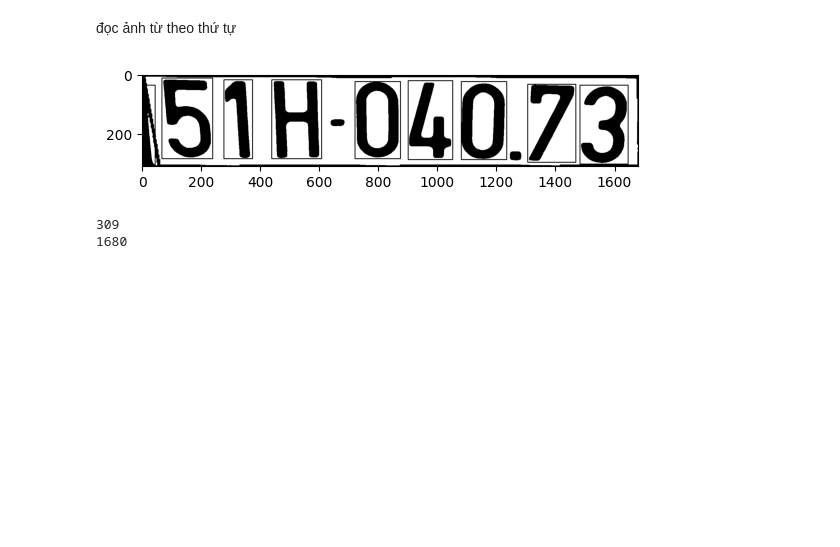
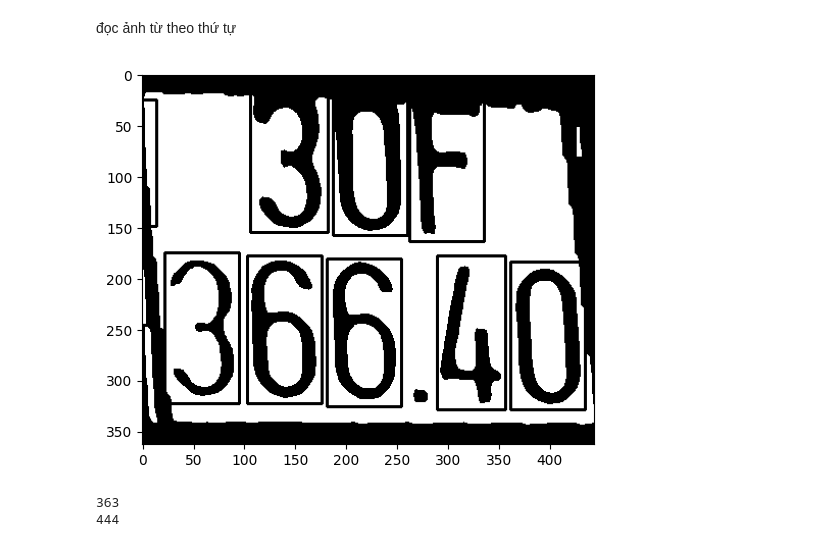
Before and after one commit to congsenpai/DuDoanBienSo, a Jupyter notebook: tach_anh.ipynb, the cells around one changed output. Saved outputs shown, nothing was run; the diff lists cells and outputs as text; code cells hidden in the pictures; blank space fills up the shorter version.

```diff
--- a/tach_anh.ipynb
+++ b/tach_anh.ipynb
@@ -175,14 +175,14 @@ def phantachkytu(path):
     return height,width,line1,line2
 # %%
 
-path = "image/4.jpg"
+path = "image/41.jpg"
 h,w,line1,line2=phantachkytu(path)
 print(h)
 print(w)
 # %% [output]
-[figure, old version]
+[figure, new version]
-309
-1680
+363
+444
 # %%
 from tensorflow.keras.models import load_model
 
```
Also changed, not shown: parts of 1 cell of this notebook, 15 other files.
